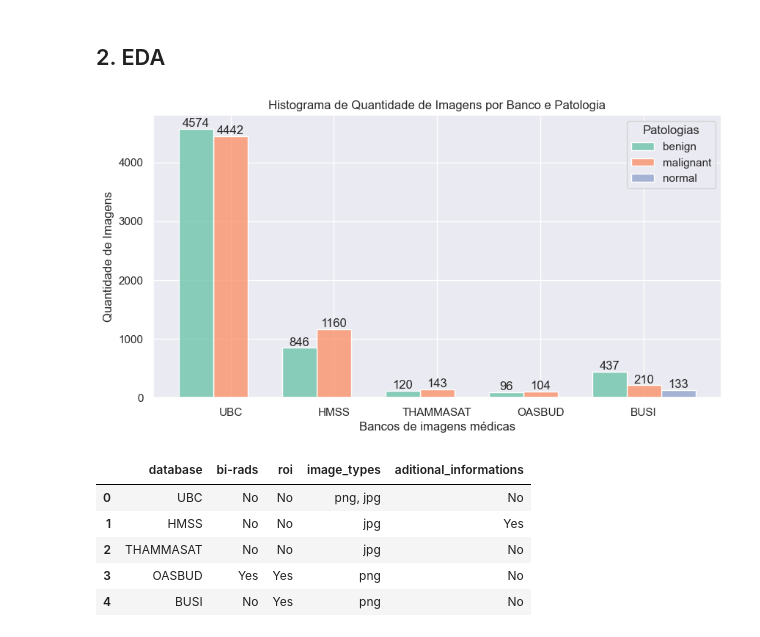
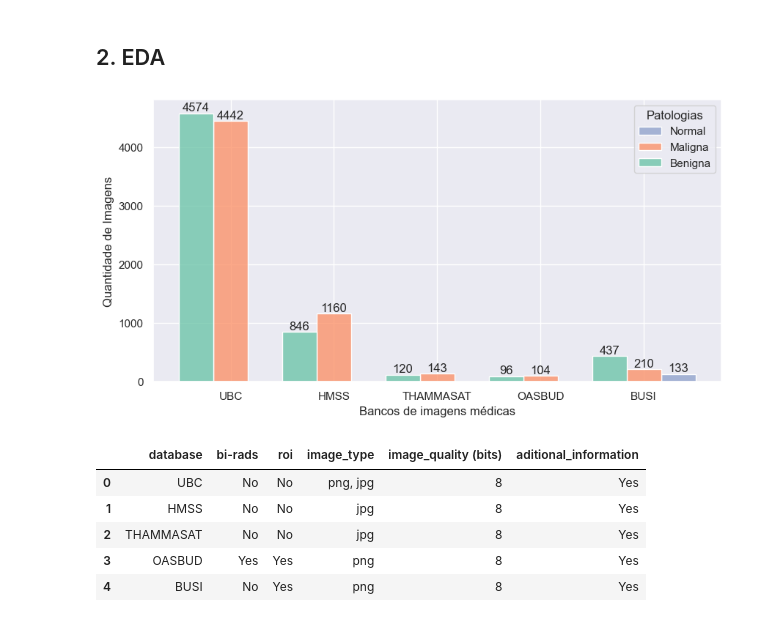
Before and after one commit to matheusssilva991/Radiomica, a Jupyter notebook: src/ultrassom/eda_metadados.ipynb, the cells around one changed output. Saved outputs shown, nothing was run; the diff lists cells and outputs as text; code cells hidden in the pictures.

```diff
--- a/src/ultrassom/eda_metadados.ipynb
+++ b/src/ultrassom/eda_metadados.ipynb
@@ -3,7 +3,7 @@ import pandas as pd
 import matplotlib.pyplot as plt
 import seaborn as sns
 
-sns.set()
+sns.set_theme()
 # %% [markdown]
 ## 1. Carregando os dados
 # %%
@@ -26,29 +26,28 @@ for metadata, name in zip(metadatas, databases_names):
 ## 2. EDA
 # %%
 fig, ax = plt.subplots(figsize=(10, 5))
-sns.histplot(data=merge_metadatas, x='database', hue='pathology', ax=ax, multiple='dodge', palette='Set2')
-plt.title('Histograma de Quantidade de Imagens por Banco e Patologia')
+hist = sns.histplot(data=merge_metadatas, x='database', hue='pathology', ax=ax, multiple='dodge', palette='Set2')
+#plt.title('Quantidade de imagens de ultrassom por banco e patologia')
 plt.xlabel('Bancos de imagens médicas', size=12)
 plt.ylabel('Quantidade de Imagens', size=12)
 
 for p in ax.patches:
     height = p.get_height()
     if height > 0:
         ax.annotate(f'{height:.0f}', (p.get_x() + p.get_width() / 2., height), ha='center', va='bottom')
 
 # Altere o título da legenda
-legend = ax.get_legend()
-legend.set_title('Patologias')
+hist.legend(['Normal', 'Maligna', 'Benigna'], title='Patologias')
 
 plt.show()
 # %% [output]
-[figure, old version]
+[figure, new version]
 # %%
 databases_have_birads = []
 databases_have_roi = []
 image_types = []
-image_qualities = []
-aditional_informations = ['No', 'Yes', 'No', 'No', 'No']
+image_qualities = [8, 8, 8, 8, 8]
+aditional_informations = ['Yes', 'Yes', 'Yes', 'Yes', 'Yes']
 
 for metadata in metadatas:
     if 'bi-rads' in metadata.columns:
@@ -67,15 +66,16 @@ for metadata in metadatas:
 df = pd.DataFrame({'database': databases_names,
                    'bi-rads': databases_have_birads,
                    'roi': databases_have_roi,
-                   'image_types': image_types,
-                   'aditional_informations': aditional_informations})
+                   'image_type': image_types,
+                   'image_quality (bits)': image_qualities,
+                   'aditional_information': aditional_informations})
 
 # TO DO - Adicionar informações sobre a qualidade das imagens
 df
 # %% [output]
-|  | database | bi-rads | roi | image_types | aditional_informations |
-| 0 | UBC | No | No | png, jpg | No |
-| 1 | HMSS | No | No | jpg | Yes |
-| 2 | THAMMASAT | No | No | jpg | No |
-| 3 | OASBUD | Yes | Yes | png | No |
-| 4 | BUSI | No | Yes | png | No |
+|  | database | bi-rads | roi | image_type | image_quality (bits) | aditional_information |
+| 0 | UBC | No | No | png, jpg | 8 | Yes |
+| 1 | HMSS | No | No | jpg | 8 | Yes |
+| 2 | THAMMASAT | No | No | jpg | 8 | Yes |
+| 3 | OASBUD | Yes | Yes | png | 8 | Yes |
+| 4 | BUSI | No | Yes | png | 8 | Yes |
```
Also changed, not shown: 1 other file.
